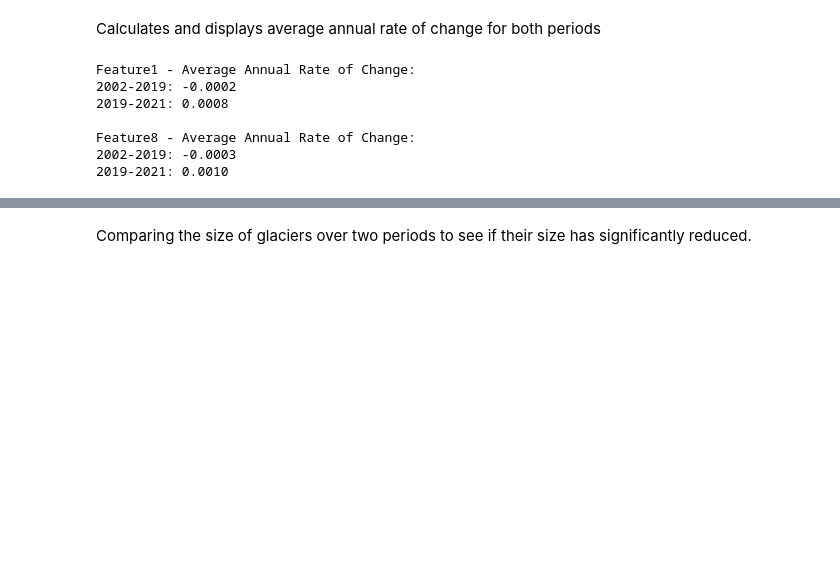
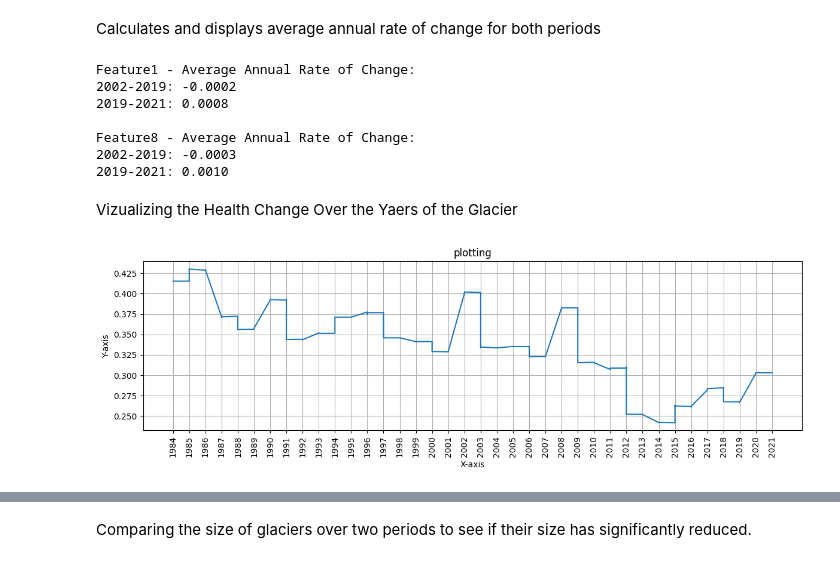
Before and after one commit to harsh125op/waterLevel, a Jupyter notebook: 5_Data_Analatics.ipynb, the cells around one changed output, grey strips where cells are left out. Cells and saved outputs as stored; diff of their text form; code cells hidden in the pictures; blank space fills up the shorter version.

```diff
--- a/5_Data_Analatics.ipynb
+++ b/5_Data_Analatics.ipynb
@@ -285,3 +284,14 @@ Feature1 - Average Annual Rate of Change:
 Feature8 - Average Annual Rate of Change:
 2002-2019: -0.0003
 2019-2021: 0.0010
+# %% [markdown]
+Vizualizing the Health Change Over the Yaers of the Glacier
+# %%
+l1=list(data['Feature1'])
+
+l2=list(data['Feature8'])
+
+health=list(map(lambda x,y: np.mean(x+y), l1,l2))
+ploty(data['Year'],health,interval=35,size2=2,size1=12)
+# %% [output]
+[figure, added]
```
Also changed, not shown: parts of 9 cells of this notebook.
